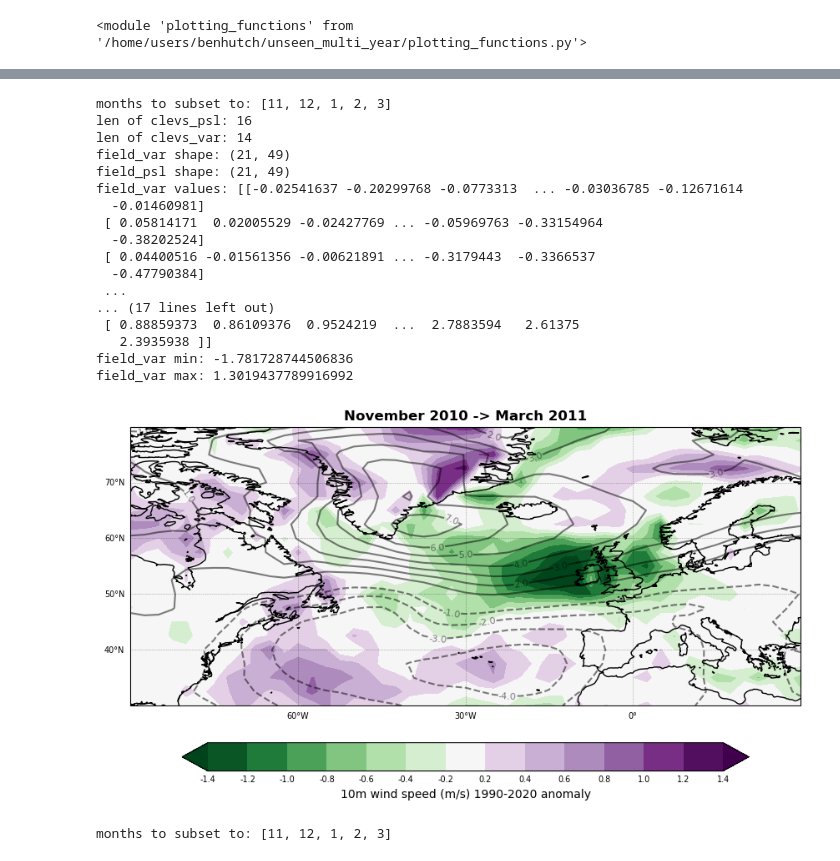
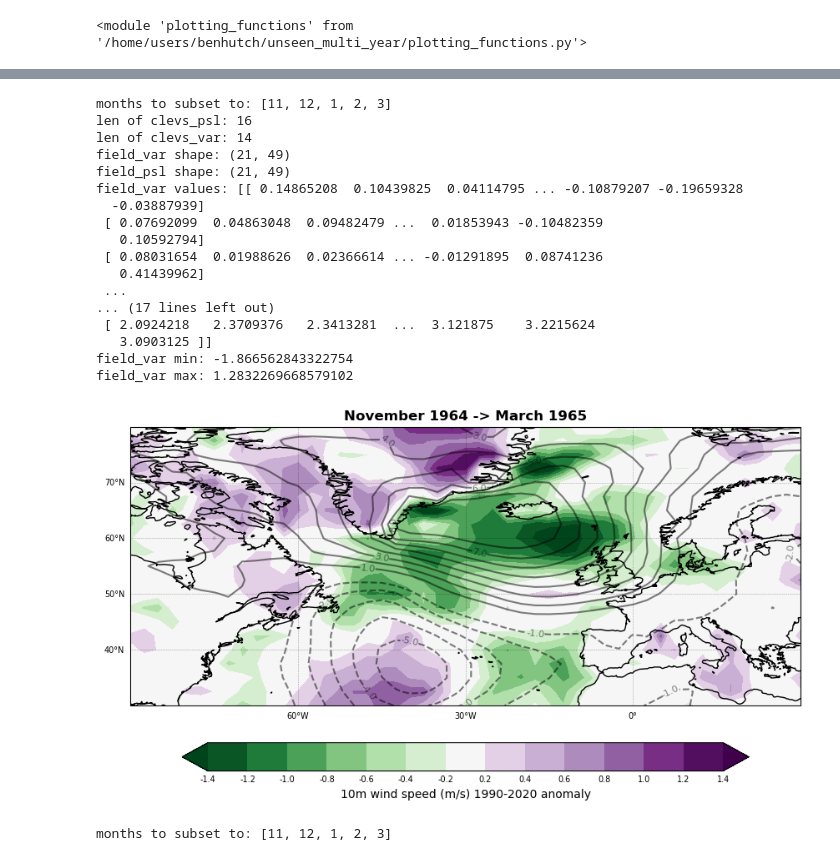
Before and after one commit to benhutchmet/unseen_multi_year, a Jupyter notebook: exploring_ind_events.ipynb, the cells around one changed output, grey strips where cells are left out. Cells and saved outputs as stored; diff of their text form; code cells hidden in the pictures.

```diff
--- a/exploring_ind_events.ipynb
+++ b/exploring_ind_events.ipynb
@@ -517,31 +517,31 @@ field_var max: 8.04437255859375
 # %%
 # default is t2m
 plot_mslp_anoms_temp_wind_obs(
-    start_date="2010-11-01",
-    end_date="2011-03-31",
-    title="November 2010 -> March 2011",
+    start_date="1964-11-01",
+    end_date="1965-03-31",
+    title="November 1964 -> March 1965",
     variable="si10",
     calc_anoms=True,
 )
 # %% [output]
 months to subset to: [11, 12, 1, 2, 3]
 len of clevs_psl: 16
 len of clevs_var: 14
 field_var shape: (21, 49)
 field_psl shape: (21, 49)
-field_var values: [[-0.02541637 -0.20299768 -0.0773313  ... -0.03036785 -0.12671614
-  -0.01460981]
- [ 0.05814171  0.02005529 -0.02427769 ... -0.05969763 -0.33154964
-  -0.38202524]
- [ 0.04400516 -0.01561356 -0.00621891 ... -0.3179443  -0.3366537
-  -0.47790384]
+field_var values: [[ 0.14865208  0.10439825  0.04114795 ... -0.10879207 -0.19659328
+  -0.03887939]
+ [ 0.07692099  0.04863048  0.09482479 ...  0.01853943 -0.10482359
+   0.10592794]
+ [ 0.08031654  0.01988626  0.02366614 ... -0.01291895  0.08741236
+   0.41439962]
  ...
 ... (17 lines left out)
- [ 0.88859373  0.86109376  0.9524219  ...  2.7883594   2.61375
-   2.3935938 ]]
-field_var min: -1.781728744506836
-field_var max: 1.3019437789916992
+ [ 2.0924218   2.3709376   2.3413281  ...  3.121875    3.2215624
+   3.0903125 ]]
+field_var min: -1.866562843322754
+field_var max: 1.2832269668579102
-[figure, old version]
+[figure, new version]
 # %%
 # 1963 was also bad
 plot_mslp_anoms(
```
Also changed, not shown: parts of 1 cell of this notebook.
